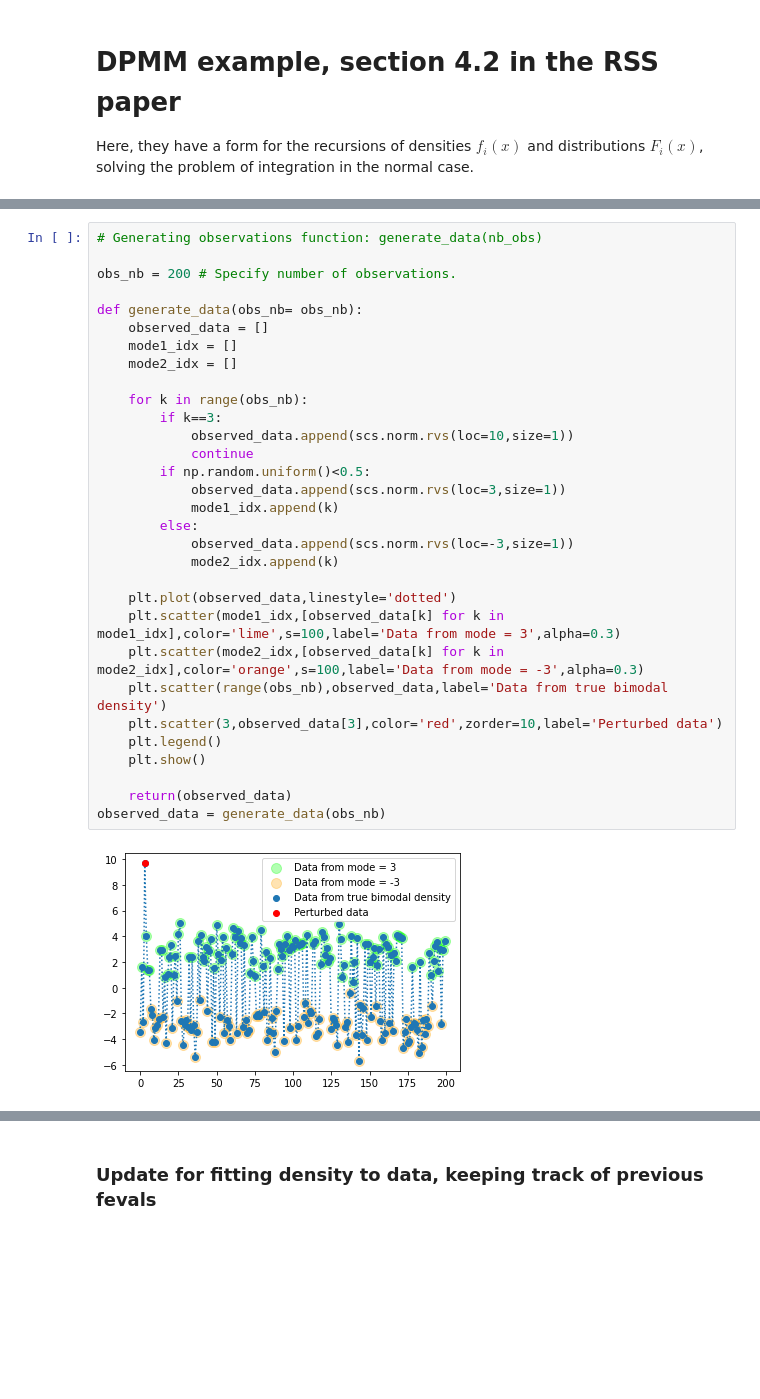
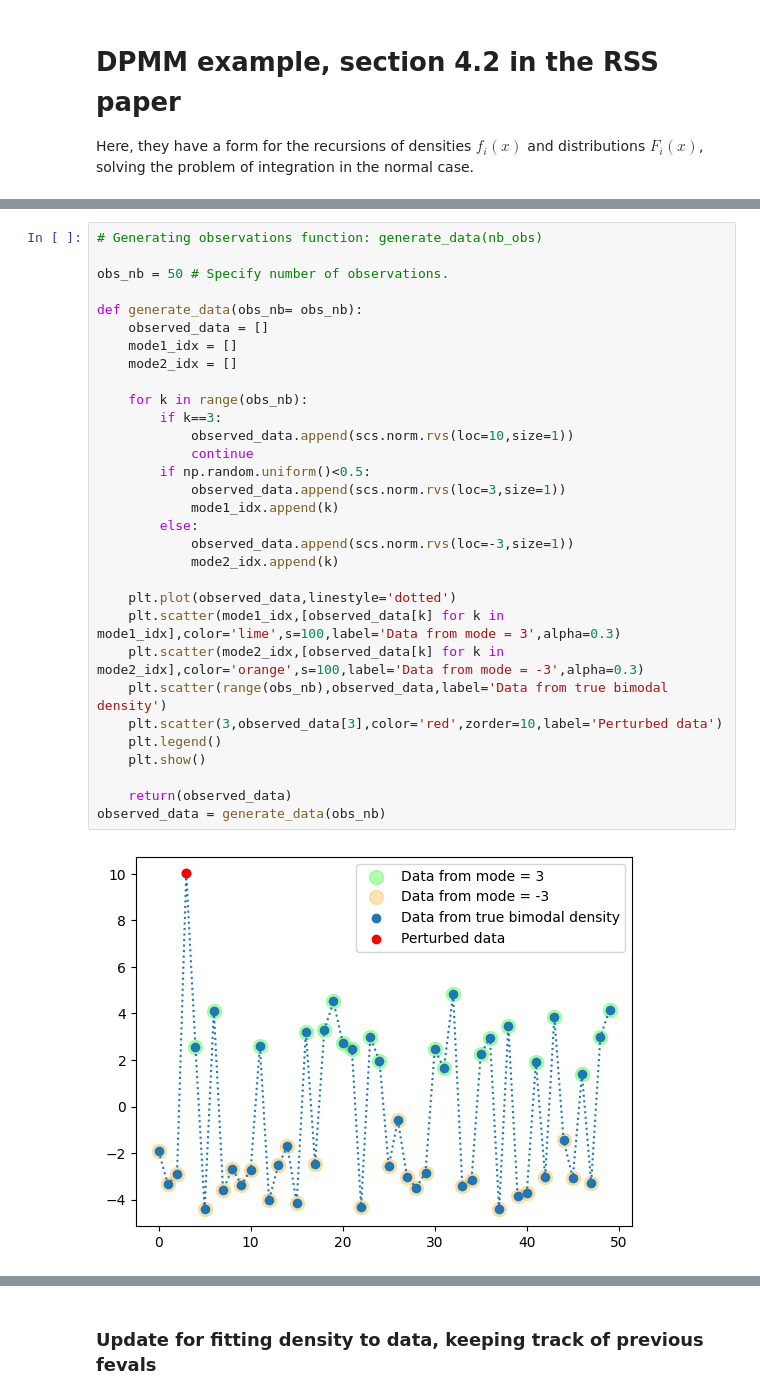
Before and after one commit to Huk-David/RSS-Discussion-paper-Martingale-Posterior-Distributions, a Jupyter notebook: Prequential Copulas - Code/Discussion paper - Notebook.ipynb, the cells around one changed output, grey strips where cells are left out. Cells and saved outputs as stored; diff of their text form; blank space fills up the shorter version.

```diff
--- a/Prequential Copulas - Code/Discussion paper - Notebook.ipynb
+++ b/Prequential Copulas - Code/Discussion paper - Notebook.ipynb
@@ -155,33 +125,33 @@ def update_(F_,f_,alpha,v,rho):
 # %%
 # Generating observations function: generate_data(nb_obs)
 
-obs_nb = 200 # Specify number of observations.
+obs_nb = 50 # Specify number of observations.
 
 def generate_data(obs_nb= obs_nb):
     observed_data = []
     mode1_idx = []
     mode2_idx = []
 
     for k in range(obs_nb):
         if k==3:
             observed_data.append(scs.norm.rvs(loc=10,size=1))
             continue
         if np.random.uniform()<0.5:
             observed_data.append(scs.norm.rvs(loc=3,size=1))
             mode1_idx.append(k)
         else:
             observed_data.append(scs.norm.rvs(loc=-3,size=1))
             mode2_idx.append(k)
 
     plt.plot(observed_data,linestyle='dotted')
     plt.scatter(mode1_idx,[observed_data[k] for k in mode1_idx],color='lime',s=100,label='Data from mode = 3',alpha=0.3)
     plt.scatter(mode2_idx,[observed_data[k] for k in mode2_idx],color='orange',s=100,label='Data from mode = -3',alpha=0.3)
     plt.scatter(range(obs_nb),observed_data,label='Data from true bimodal density')
     plt.scatter(3,observed_data[3],color='red',zorder=10,label='Perturbed data')
     plt.legend()
     plt.show()
 
     return(observed_data)
 observed_data = generate_data(obs_nb)
 # %% [output]
-[figure, old version]
+[figure, new version]
```
Also changed, not shown: parts of 7 cells of this notebook.
